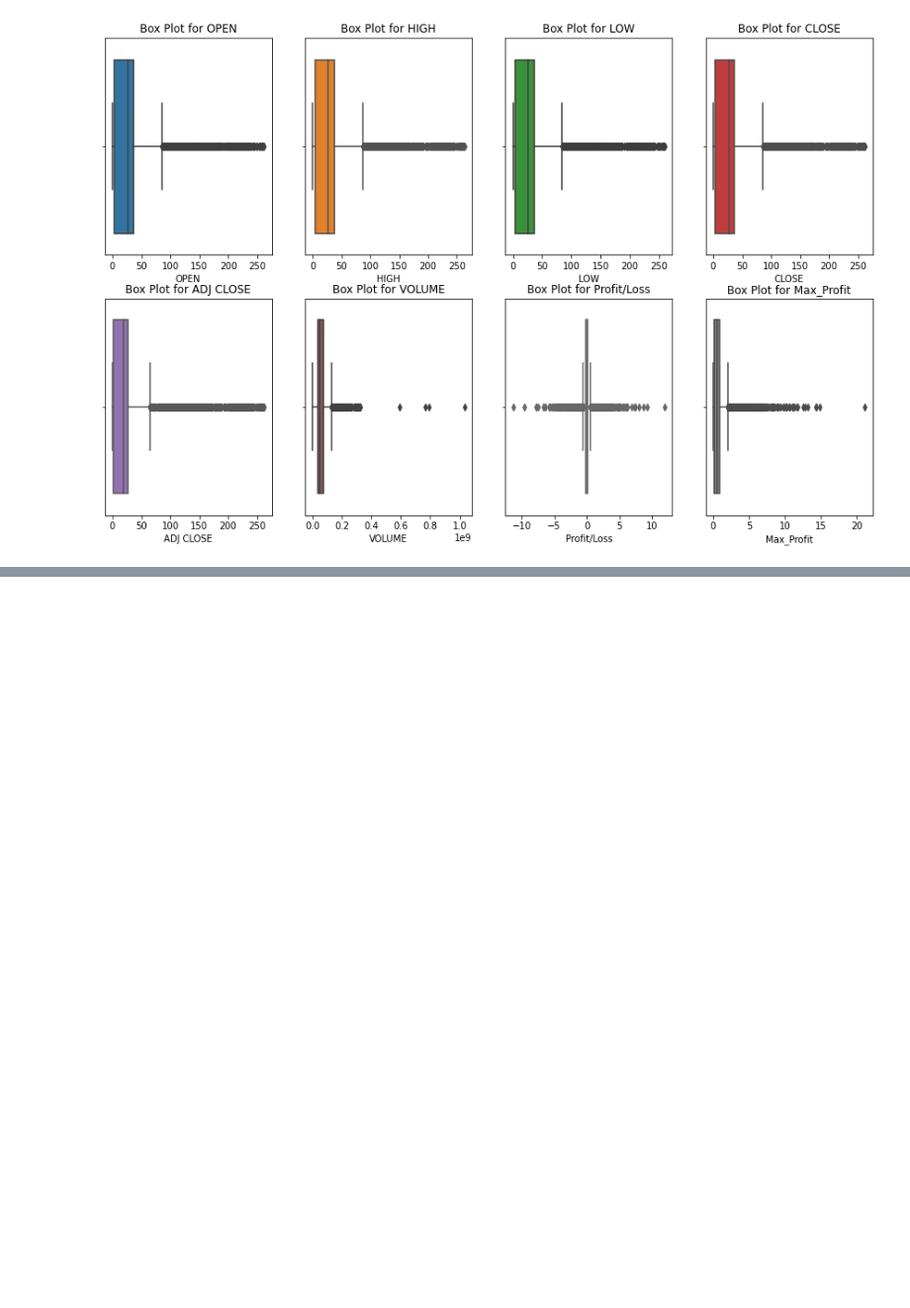
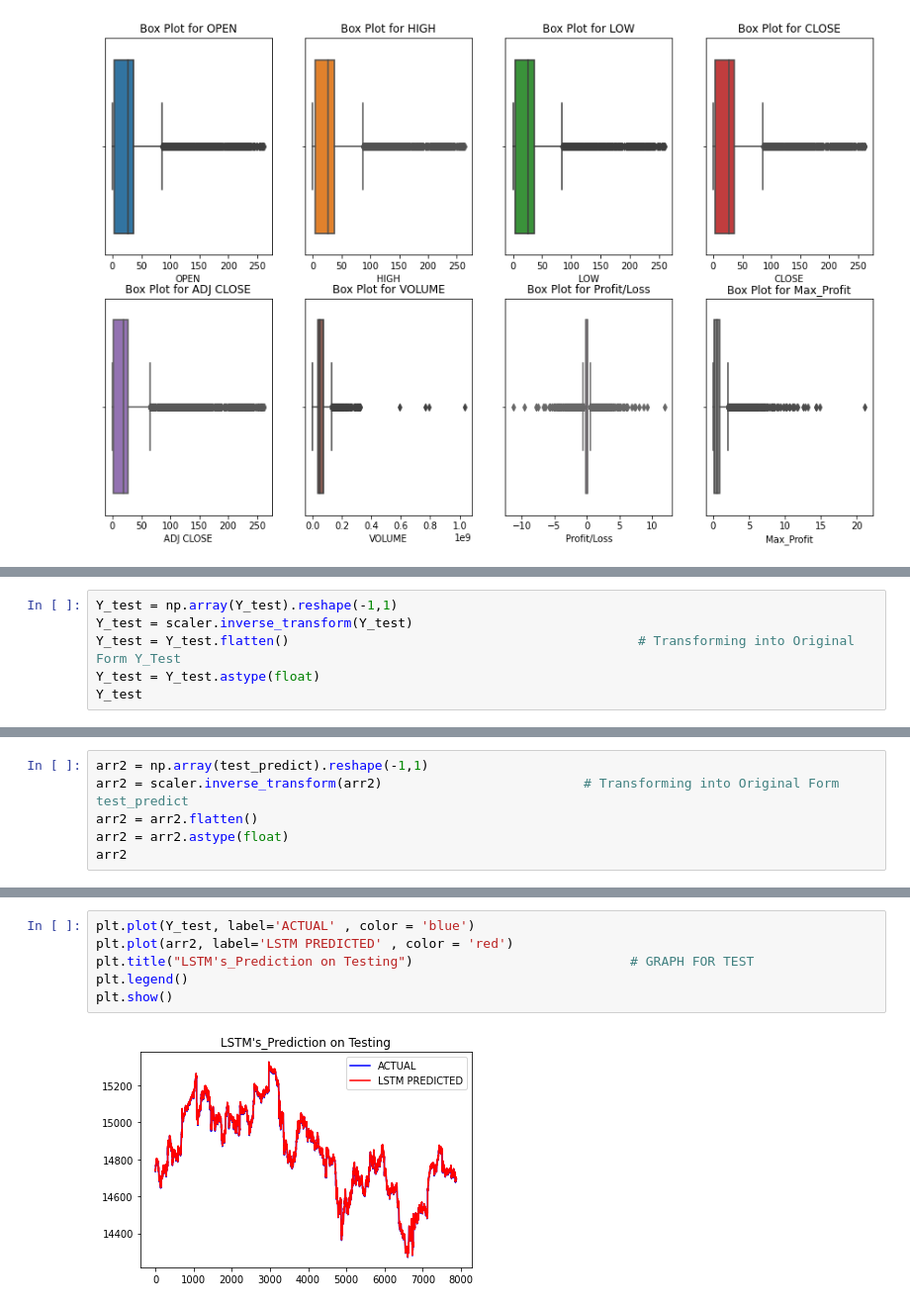
Before and after one commit to Technocolabs100/Prediction-of-Stock-Price-Movement-based-on-trading-DS-II, a Jupyter notebook: Prediction-of-Stock-Price-Movement-based-on-trading _Techncolabs _Internship_Project.ipynb, the cells around one changed output, grey strips where cells are left out. Shown at 99% size. Cells and saved outputs as stored; diff of their text form; blank space fills up the shorter version.

```diff
--- a/Prediction-of-Stock-Price-Movement-based-on-trading _Techncolabs _Internship_Project.ipynb
+++ b/Prediction-of-Stock-Price-Movement-based-on-trading _Techncolabs _Internship_Project.ipynb
@@ -309,0 +477,6 @@ for i in enumerate(features):
+# %%
+Y_test = np.array(Y_test).reshape(-1,1)
+Y_test = scaler.inverse_transform(Y_test)
+Y_test = Y_test.flatten()                                             # Transforming into Original Form Y_Test
+Y_test = Y_test.astype(float)
+Y_test
@@ -309,0 +485,6 @@ for i in enumerate(features):
+# %%
+arr2 = np.array(test_predict).reshape(-1,1)
+arr2 = scaler.inverse_transform(arr2)                          # Transforming into Original Form test_predict
+arr2 = arr2.flatten()
+arr2 = arr2.astype(float)
+arr2
@@ -309,0 +534,8 @@ for i in enumerate(features):
+# %%
+plt.plot(Y_test, label='ACTUAL' , color = 'blue')
+plt.plot(arr2, label='LSTM PREDICTED' , color = 'red')
+plt.title("LSTM's_Prediction on Testing")                            # GRAPH FOR TEST
+plt.legend()
+plt.show()
+# %% [output]
+[figure, added]
```
Also changed, not shown: parts of 57 cells of this notebook.
